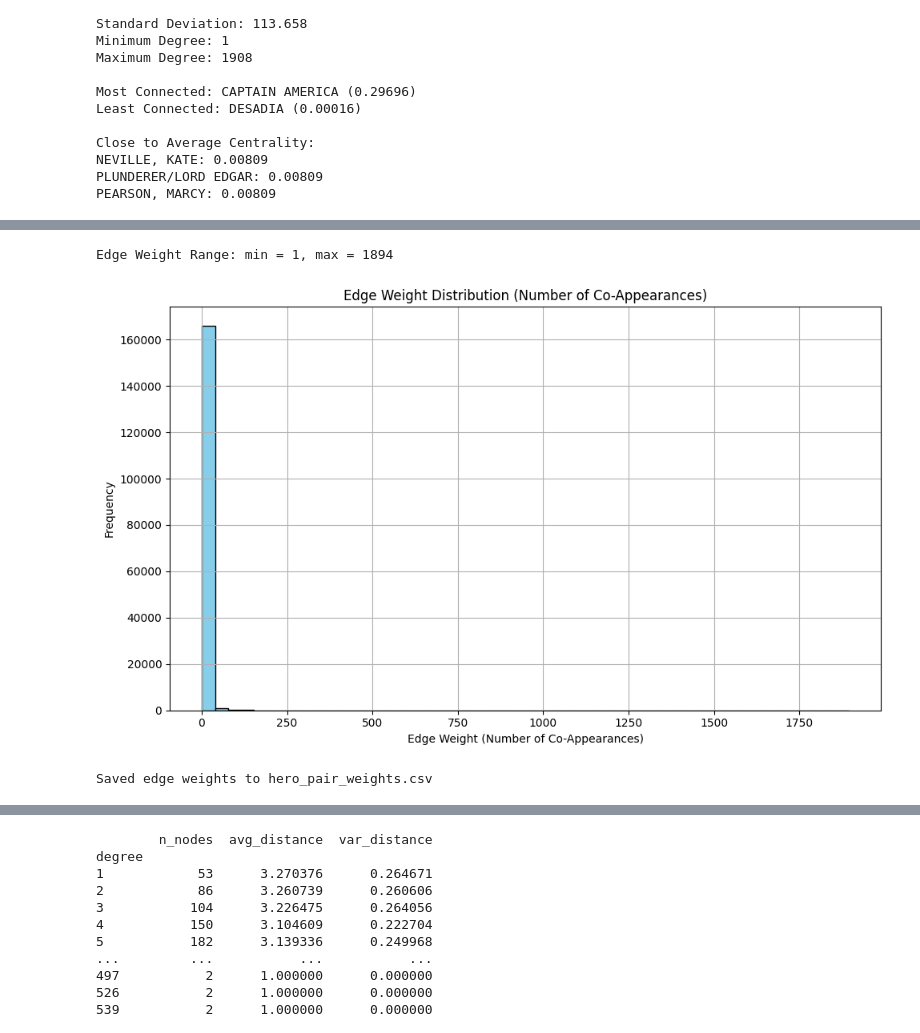
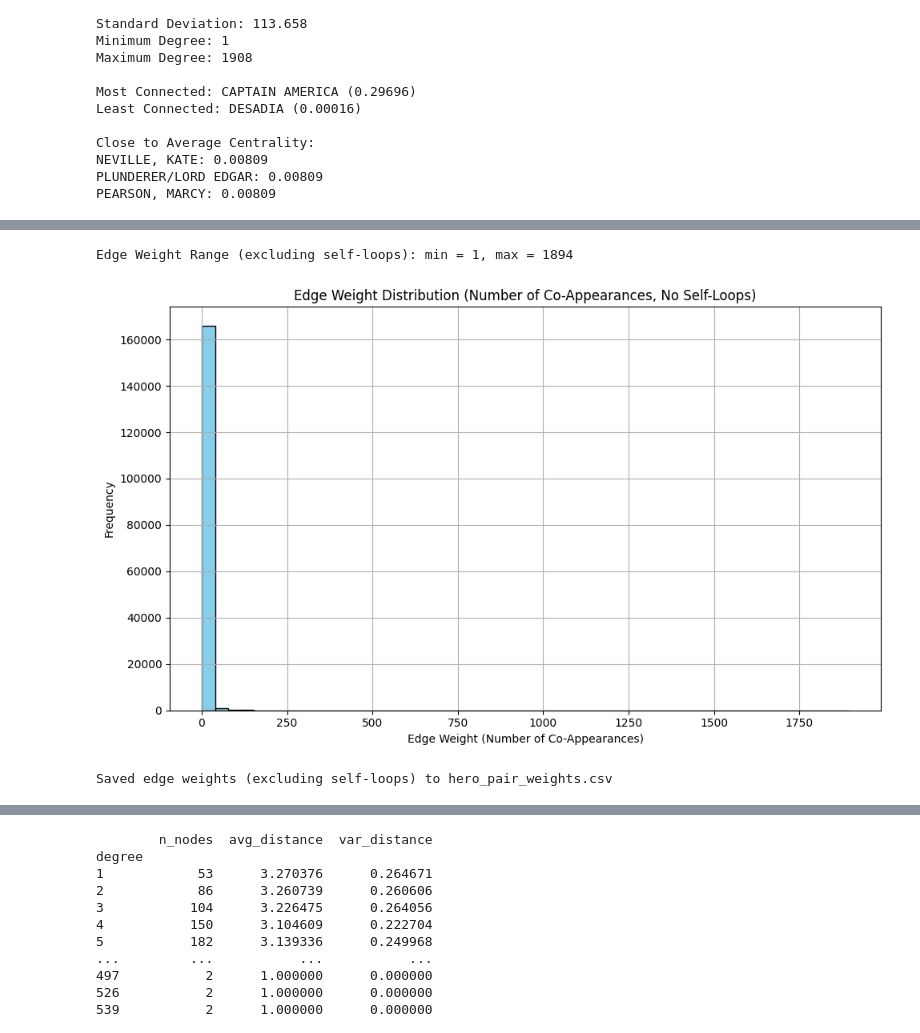
Before and after one commit to VoNgocHuan/social_network_project, a Jupyter notebook: project_14_alt.ipynb, the cells around one changed output, grey strips where cells are left out. Drawn from its saved outputs; the diff is of its cells as text; code cells hidden in the pictures.

```diff
--- a/project_14_alt.ipynb
+++ b/project_14_alt.ipynb
@@ -76,41 +89,43 @@ PEARSON, MARCY: 0.00809
 # %%
 import matplotlib.pyplot as plt
+import pandas as pd
 
-# Get all edge weights from the graph
-edge_weights = [d['weight'] for u, v, d in G.edges(data=True)]
+# Get all edge weights from the graph (excluding self-loops)
+edge_weights = [d['weight'] for u, v, d in G.edges(data=True) if u != v]
 
 # Print min and max weight
 min_weight = min(edge_weights)
 max_weight = max(edge_weights)
-print(f"Edge Weight Range: min = {min_weight}, max = {max_weight}")
+print(f"Edge Weight Range (excluding self-loops): min = {min_weight}, max = {max_weight}")
 
 # Plot histogram of edge weights
 plt.figure(figsize=(10, 6))
 plt.hist(edge_weights, bins=50, color='skyblue', edgecolor='black')
-plt.title("Edge Weight Distribution (Number of Co-Appearances)")
+plt.title("Edge Weight Distribution (Number of Co-Appearances, No Self-Loops)")
 plt.xlabel("Edge Weight (Number of Co-Appearances)")
 plt.ylabel("Frequency")
 plt.grid(True)
 plt.tight_layout()
 plt.show()
 
-# Extract edges with weights into a DataFrame
+# Extract non-self-loop edges with weights into a DataFrame
 edges_with_weights = pd.DataFrame([
     {'hero1': u, 'hero2': v, 'weight': d['weight']}
     for u, v, d in G.edges(data=True)
+    if u != v
 ])
 
 # Sort by weight descending
 edges_with_weights = edges_with_weights.sort_values(by='weight', ascending=False)
 
 # Save to CSV
 edges_with_weights.to_csv('hero_pair_weights.csv', index=False)
 
-print("Saved edge weights to hero_pair_weights.csv")
+print("Saved edge weights (excluding self-loops) to hero_pair_weights.csv")
 # %% [output]
-Edge Weight Range: min = 1, max = 1894
+Edge Weight Range (excluding self-loops): min = 1, max = 1894
-[figure, old version]
+[figure, new version]
-Saved edge weights to hero_pair_weights.csv
+Saved edge weights (excluding self-loops) to hero_pair_weights.csv
 # %%
 SpiderMan = df[df['hero1']=='SPIDER-MAN/PETER PAR'].sample(25)
 Cap = Subset = df[df['hero1']=='CAPTAIN AMERICA'].sample(25)
```
Also changed, not shown: parts of 13 cells of this notebook.
